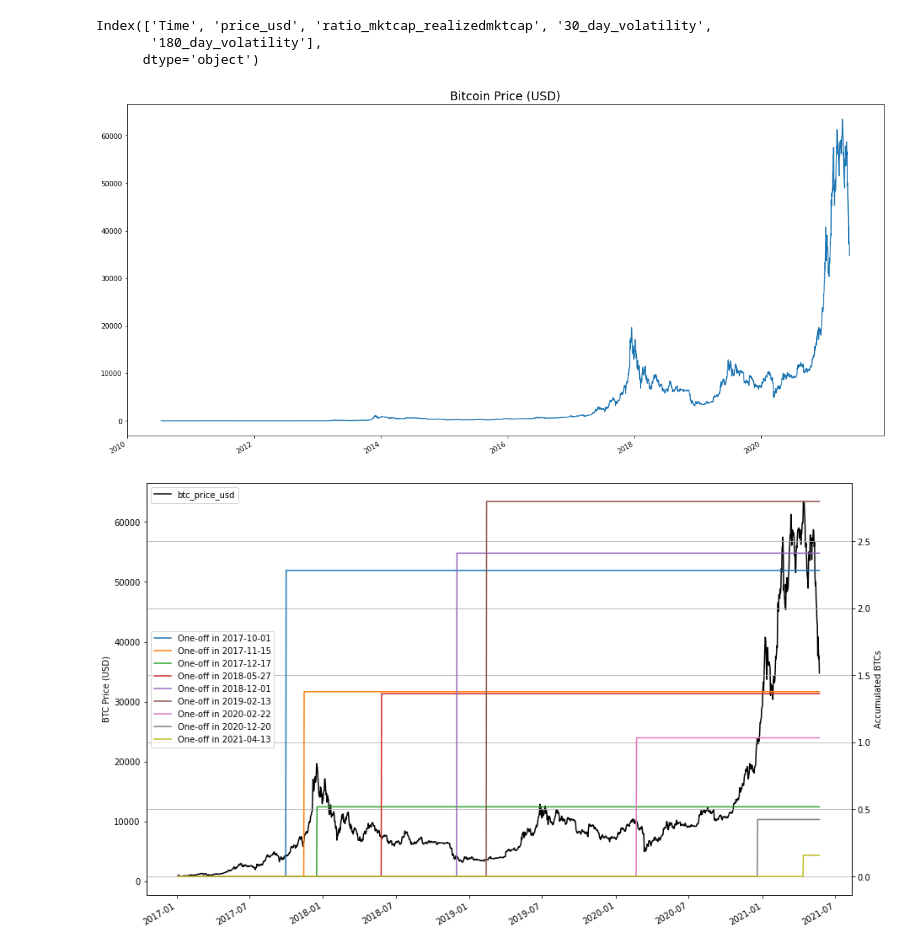
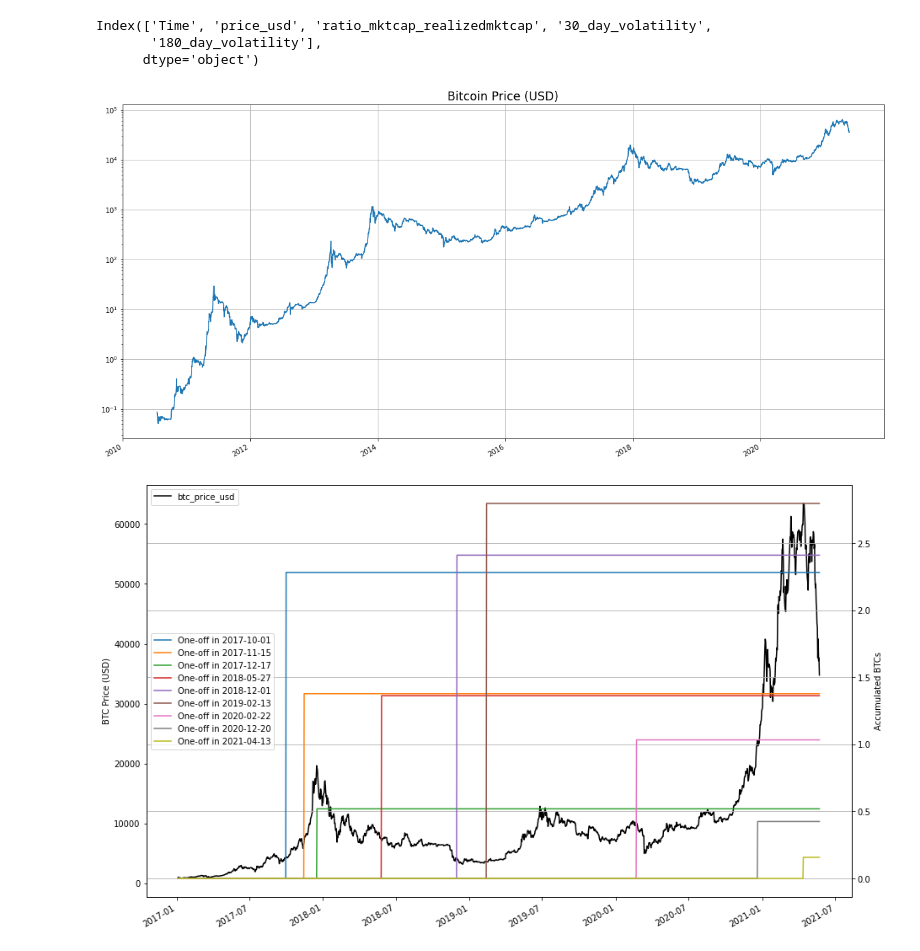
Before and after one commit to fernandovdutra/btc-dca, a Jupyter notebook: btc-dca.ipynb, the cells around one changed output. Saved outputs shown, nothing was run; the diff lists cells and outputs as text; code cells hidden in the pictures.

```diff
--- a/btc-dca.ipynb
+++ b/btc-dca.ipynb
@@ -92,15 +93,17 @@ Index(['Time', 'price_usd', 'ratio_mktcap_realizedmktcap', '30_day_volatility',
 # %%
 # plot btc usd price
 fig = plt.figure(figsize=(20, 10))
 df = pd.DataFrame()
 df['value'] = data.price_usd
 df = df.set_index(data.Time)
 plt.plot(df)
 plt.gcf().autofmt_xdate()
 plt.title('Bitcoin Price (USD)', fontsize='xx-large')
-plt.show()
+plt.yscale('log')
+plt.grid()
+#plt.show()
 # %% [output]
-[figure, old version]
+[figure, new version]
 # %%
 def plotStrategies(one_off_strategies, simple_dca_strategies={}):
     fig1,ax = plt.subplots()
```
Also changed, not shown: parts of 7 cells of this notebook.
